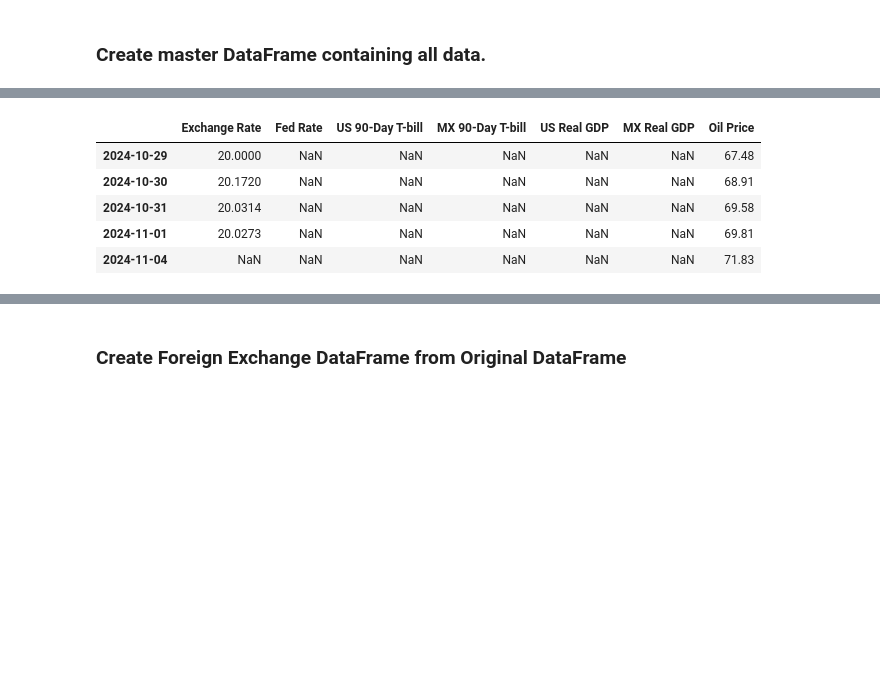
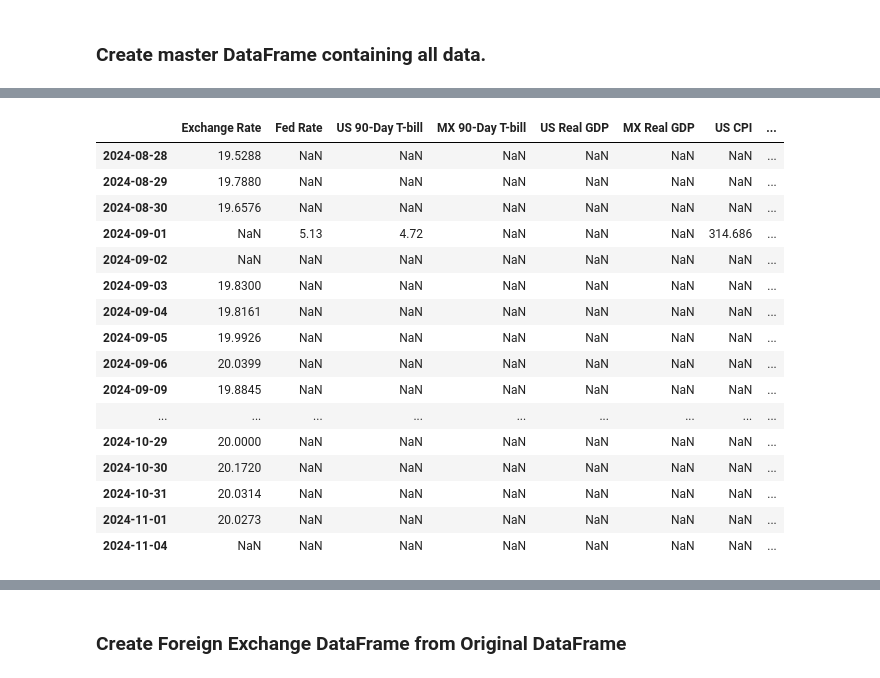
Before and after one commit to wrdhall3/fx-rate-project, a Jupyter notebook: retrieve_fx_data.ipynb, the cells around one changed output, grey strips where cells are left out. Saved outputs shown, nothing was run; the diff lists cells and outputs as text; code cells hidden in the pictures; blank space fills up the shorter version.

```diff
--- a/retrieve_fx_data.ipynb
+++ b/retrieve_fx_data.ipynb
@@ -47,9 +81,4 @@ from fredapi import Fred
 # Later need to store the api_key in .env
 # FRED is a free and reliable government data source.
 
-# Load environment variables from the .env file
-load_dotenv()
-
-# Get the API key from environment variables
-api_key = os.getenv("API_KEY")
-fred = Fred(api_key=api_key)
+fred = Fred(api_key="76b3e944bbc0ad36e888dff895f8c750")
@@ -84,13 +180,19 @@ oil_price = fred.get_series('DCOILWTICO', start=start_date)
 # %%
 # Select series from https://fred.stlouisfed.org/series
 
-# Combine the time series into a DataFrame and sort by date
+# Combine data into a DataFrame.  This is the main DF.
+# Each time series has different start date and availability (daily vs
+# monthly).  Note: markets closed on holidays and weekends.
 data = pd.DataFrame({
-    'Exchange Rate': exchange_rate,
-    'Fed Rate': fed_rate,
-    'US 90-Day T-bill': t_bill_rate,
-    'MX 90-Day T-bill': mx_t_bill_rate,
-    'US Real GDP': us_gdp,
-    'MX Real GDP': mx_gdp,
-    'Oil Price': oil_price
-}).sort_index()
+                    'Exchange Rate': exchange_rate,
+                    'Fed Rate': fed_rate,
+                    'US 90-Day T-bill': t_bill_rate,
+                    'MX 90-Day T-bill': mx_t_bill_rate,
+                    'US Real GDP': us_gdp,
+                    'MX Real GDP': mx_gdp,
+                    'US CPI': us_cpi,
+                    'MX CPI': mx_cpi,
+                    'US Unemployment': us_unr,
+                    'MX Unemployment': mx_unr,
+                    'Oil Price': oil_price
+                    })
@@ -145,8 +263,0 @@ data.tail()
-# %%
-# Using shape to get the dimension of the DataFrame.
-data.shape
-print(data.columns)
-data.dtypes
-
-# Convert index to datetime format
-data.index = pd.to_datetime(data.index)
@@ -267,17 +264,28 @@ Shape: (126, 2)
 # %%
 # Preview data
 # why above US GDP has value for 1946-01-01 but below no value for 1946-01-01
 # Exchange Rate nad US on daily basis when market is opened.  Other data
 # is based on different time interval (monthly, quarterly)
 # Note: 1946-01-01 is default if start_date out of range.
-data.tail()
+data.tail(50)
 # %% [output]
-|  | Exchange Rate | Fed Rate | US 90-Day T-bill | MX 90-Day T-bill | US Real GDP | MX Real GDP | Oil Price |
-| 2024-10-29 | 20.0000 | NaN | NaN | NaN | NaN | NaN | 67.48 |
-| 2024-10-30 | 20.1720 | NaN | NaN | NaN | NaN | NaN | 68.91 |
-| 2024-10-31 | 20.0314 | NaN | NaN | NaN | NaN | NaN | 69.58 |
-| 2024-11-01 | 20.0273 | NaN | NaN | NaN | NaN | NaN | 69.81 |
-| 2024-11-04 | NaN | NaN | NaN | NaN | NaN | NaN | 71.83 |
+|  | Exchange Rate | Fed Rate | US 90-Day T-bill | MX 90-Day T-bill | US Real GDP | MX Real GDP | US CPI | ... |
+| 2024-08-28 | 19.5288 | NaN | NaN | NaN | NaN | NaN | NaN | ... |
+| 2024-08-29 | 19.7880 | NaN | NaN | NaN | NaN | NaN | NaN | ... |
+| 2024-08-30 | 19.6576 | NaN | NaN | NaN | NaN | NaN | NaN | ... |
+| 2024-09-01 | NaN | 5.13 | 4.72 | NaN | NaN | NaN | 314.686 | ... |
+| 2024-09-02 | NaN | NaN | NaN | NaN | NaN | NaN | NaN | ... |
+| 2024-09-03 | 19.8300 | NaN | NaN | NaN | NaN | NaN | NaN | ... |
+| 2024-09-04 | 19.8161 | NaN | NaN | NaN | NaN | NaN | NaN | ... |
+| 2024-09-05 | 19.9926 | NaN | NaN | NaN | NaN | NaN | NaN | ... |
+| 2024-09-06 | 20.0399 | NaN | NaN | NaN | NaN | NaN | NaN | ... |
+| 2024-09-09 | 19.8845 | NaN | NaN | NaN | NaN | NaN | NaN | ... |
+| ... | ... | ... | ... | ... | ... | ... | ... | ... |
+| 2024-10-29 | 20.0000 | NaN | NaN | NaN | NaN | NaN | NaN | ... |
+| 2024-10-30 | 20.1720 | NaN | NaN | NaN | NaN | NaN | NaN | ... |
+| 2024-10-31 | 20.0314 | NaN | NaN | NaN | NaN | NaN | NaN | ... |
+| 2024-11-01 | 20.0273 | NaN | NaN | NaN | NaN | NaN | NaN | ... |
+| 2024-11-04 | NaN | NaN | NaN | NaN | NaN | NaN | NaN | ... |
 # %%
 # Use dtpes to check data types
 print(data.dtypes)
```
Also changed, not shown: parts of 80 cells of this notebook, 1 other file.
